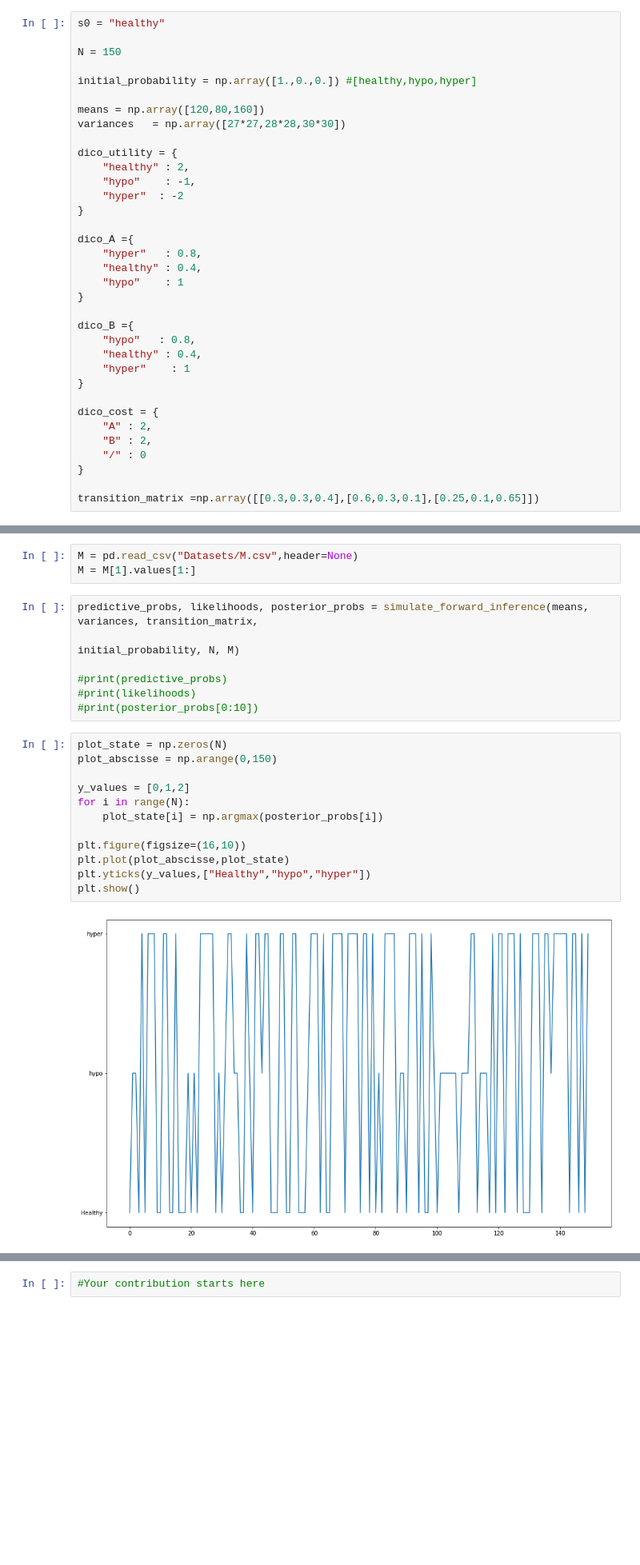
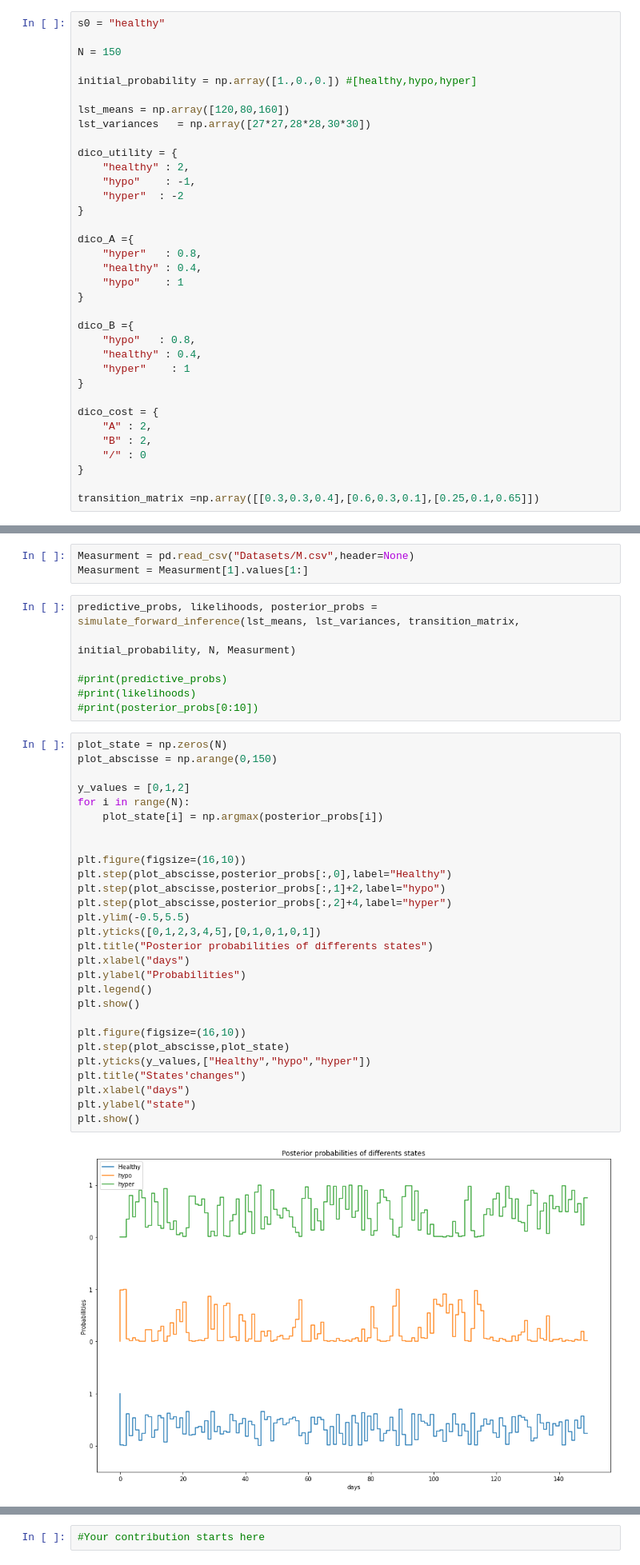
Before and after one commit to gdeside/LGBIO2060_Projects, a Jupyter notebook: Project 2/LGBIO2060_Projet2_Gr11.ipynb, the cells around one changed output, grey strips where cells are left out. Shown at 80% size. Cells and saved outputs as stored; diff of their text form; blank space fills up the shorter version.

```diff
--- a/Project 2/LGBIO2060_Projet2_Gr11.ipynb
+++ b/Project 2/LGBIO2060_Projet2_Gr11.ipynb
@@ -126,8 +127,8 @@ N = 150
 
 initial_probability = np.array([1.,0.,0.]) #[healthy,hypo,hyper]
 
-means = np.array([120,80,160])
-variances   = np.array([27*27,28*28,30*30])
+lst_means = np.array([120,80,160])
+lst_variances   = np.array([27*27,28*28,30*30])
 
 dico_utility = {
     "healthy" : 2,
@@ -252,11 +253,11 @@ def simulate_forward_inference(means, var,T,start_probab, N, data):
 
     return predictive_probs, likelihoods, posterior_probs
 # %%
-M = pd.read_csv("Datasets/M.csv",header=None)
-M = M[1].values[1:]
+Measurment = pd.read_csv("Datasets/M.csv",header=None)
+Measurment = Measurment[1].values[1:]
 # %%
-predictive_probs, likelihoods, posterior_probs = simulate_forward_inference(means, variances, transition_matrix,
-                                                                            initial_probability, N, M)
+predictive_probs, likelihoods, posterior_probs = simulate_forward_inference(lst_means, lst_variances, transition_matrix,
+                                                                            initial_probability, N, Measurment)
 
 #print(predictive_probs)
 #print(likelihoods)
@@ -264,14 +265,30 @@ predictive_probs, likelihoods, posterior_probs = simulate_forward_inference(mean
 # %%
 plot_state = np.zeros(N)
 plot_abscisse = np.arange(0,150)
 
 y_values = [0,1,2]
 for i in range(N):
     plot_state[i] = np.argmax(posterior_probs[i])
 
+
 plt.figure(figsize=(16,10))
-plt.plot(plot_abscisse,plot_state)
+plt.step(plot_abscisse,posterior_probs[:,0],label="Healthy")
+plt.step(plot_abscisse,posterior_probs[:,1]+2,label="hypo")
+plt.step(plot_abscisse,posterior_probs[:,2]+4,label="hyper")
+plt.ylim(-0.5,5.5)
+plt.yticks([0,1,2,3,4,5],[0,1,0,1,0,1])
+plt.title("Posterior probabilities of differents states")
+plt.xlabel("days")
+plt.ylabel("Probabilities")
+plt.legend()
+plt.show()
+
+plt.figure(figsize=(16,10))
+plt.step(plot_abscisse,plot_state)
 plt.yticks(y_values,["Healthy","hypo","hyper"])
+plt.title("States'changes")
+plt.xlabel("days")
+plt.ylabel("state")
 plt.show()
 # %% [output]
-[figure, old version]
+[figure, new version]
```
Also changed, not shown: parts of 13 cells of this notebook, 3 other files.
